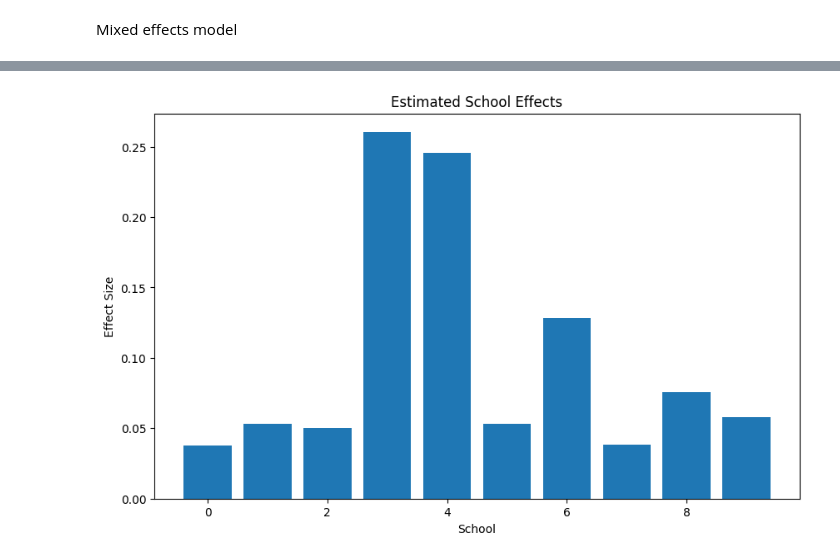
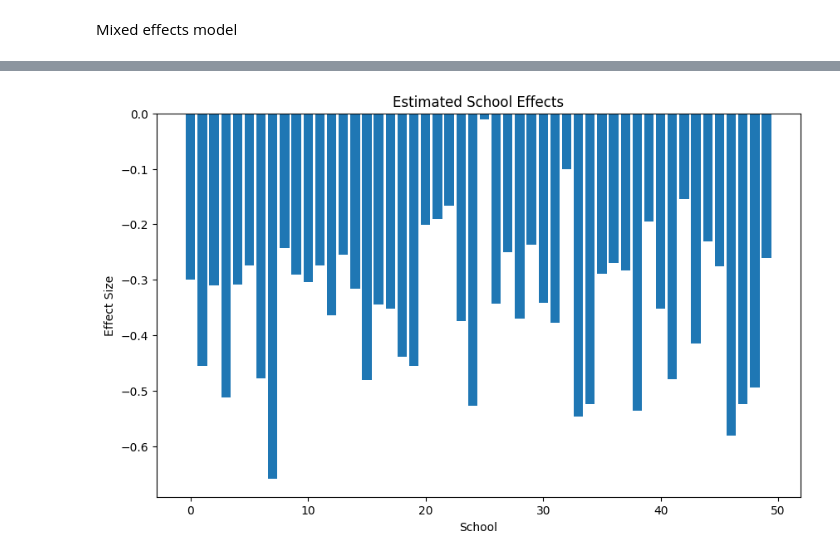
Before and after one commit to janisaiad/hierarchicalcausalmodels, a Jupyter notebook: table/no_interv/mixed effects/50_50mixed.ipynb, the cells around one changed output, grey strips where cells are left out. Drawn from its saved outputs; the diff is of its cells as text; code cells hidden in the pictures.

```diff
--- a/table/no_interv/mixed effects/50_50mixed.ipynb
+++ b/table/no_interv/mixed effects/50_50mixed.ipynb
@@ -7,36 +7,67 @@ from sklearn.ensemble import RandomForestRegressor
 from sklearn.model_selection import train_test_split
 import matplotlib.pyplot as plt
 
-# Generate synthetic data
-np.random.seed(42)
-n_schools = 10
-n_students_per_school = 30
-school_effects = np.random.normal(loc=0, scale=1, size=n_schools)
-student_effects = np.random.normal(loc=0, scale=1, size=n_students_per_school * n_schools)
-student_scores = np.random.normal(loc=80 + school_effects.repeat(n_students_per_school) + student_effects, scale=5)
+n_schools = 50
+n_students_per_school = 50
+
+true_mu = 0
+true_tau = 1
+true_sigma = 1
+true_theta = 0.5
+true_school_treatment = 0.5
+true_student_treatment = 0.5
+true_school_notation = 0.5
+
+
+school_effects = np.random.normal(0, true_tau,size=(n_schools,1)) # we sample 'a' values
+
+student_scores =true_mu+school_effects@(1+np.zeros((1,n_students_per_school))) +np.random.normal( 0, 1,(n_schools,n_students_per_school)) # we sample 'b' values
+
+school_treatment =true_school_treatment+ np.random.normal(0, 1, size=(n_schools,1))+np.reshape(np.mean(student_scores,axis=1),(n_schools,1))+school_effects # we get c values
+
+student_treatment =np.random.normal(0,1,size=(n_schools,n_students_per_school)) + student_scores+true_student_treatment+school_treatment@(1+np.zeros((1,n_students_per_school))) # we get d values
+
+# Calculate school notation (e) for each school
+school_notation = np.random.normal(true_school_notation, 1, n_schools)+np.mean(student_treatment,axis=1) # we get e values
+
 
 # Create a DataFrame
 data = pd.DataFrame({
     'school': np.repeat(range(n_schools), n_students_per_school),
-    'score': student_scores
+    'score': student_scores.flatten(),
+    'school_effects': np.repeat(school_effects, n_students_per_school),
+    'school_treatment': np.repeat(school_treatment, n_students_per_school),
+    'student_treatment': student_treatment.flatten(),
+    'school_notation': np.repeat(school_notation, n_students_per_school)
 })
 
-# One-hot encode the school variable
-X = pd.get_dummies(data['school'], prefix='school')
-y = data['score']
 
-# Split the data into training and testing sets
-X_train, X_test, y_train, y_test = train_test_split(X, y, test_size=0.2, random_state=42)
+# Import necessary libraries for mixed effects model
+from statsmodels.formula.api import mixedlm
+import statsmodels.api as sm
 
-# Train a Random Forest model
-rf_model = RandomForestRegressor(n_estimators=100, random_state=42)
-rf_model.fit(X_train, y_train)
+# Prepare the data for mixed effects model
+data['school'] = data['school'].astype('category')
 
-# Make predictions
-y_pred = rf_model.predict(X_test)
+# Define the mixed effects model
+mixed_model = mixedlm("score ~ school_treatment + student_treatment",
+                      data=data,
+                      groups=data["school"])
 
-# Calculate feature importances (which can be interpreted as school effects)
-school_effects = rf_model.feature_importances_
+# Fit the model
+mixed_model_fit = mixed_model.fit()
+
+# Print the summary of the model
+print(mixed_model_fit.summary())
+
+# Extract fixed effects
+fixed_effects = mixed_model_fit.fe_params
+
+# Extract random effects (school effects)
+random_effects = mixed_model_fit.random_effects
+
+# Combine fixed and random effects for each school
+school_effects = [fixed_effects['school_treatment'] + re[0] for re in random_effects.values()]
 
 # Plot school effects
 plt.figure(figsize=(10, 6))
@@ -46,15 +77,20 @@ plt.xlabel('School')
 plt.ylabel('Effect Size')
 plt.show()
 
-# Print model performance
-from sklearn.metrics import mean_squared_error, r2_score
-print(f"Mean squared error: {mean_squared_error(y_test, y_pred):.2f}")
-print(f"R-squared score: {r2_score(y_test, y_pred):.2f}")
+# Make predictions
+y_pred = mixed_model_fit.predict(data)
+
+# Calculate and print model performance metrics
+mse = mean_squared_error(data['score'], y_pred)
+r2 = r2_score(data['score'], y_pred)
+
+print(f"Mean squared error: {mse:.2f}")
+print(f"R-squared score: {r2:.2f}")
 
 # Plot actual vs predicted scores
 plt.figure(figsize=(10, 6))
-plt.scatter(y_test, y_pred)
-plt.plot([y_test.min(), y_test.max()], [y_test.min(), y_test.max()], 'r--', lw=2)
+plt.scatter(data['score'], y_pred)
+plt.plot([data['score'].min(), data['score'].max()], [data['score'].min(), data['score'].max()], 'r--', lw=2)
 plt.xlabel('Actual Scores')
 plt.ylabel('Predicted Scores')
 plt.title('Actual vs Predicted Scores')
@@ -63 +115 @@ plt.show()
-[figure, old version]
+[figure, new version]
```
Also changed, not shown: parts of 6 cells of this notebook, 10 other files.
